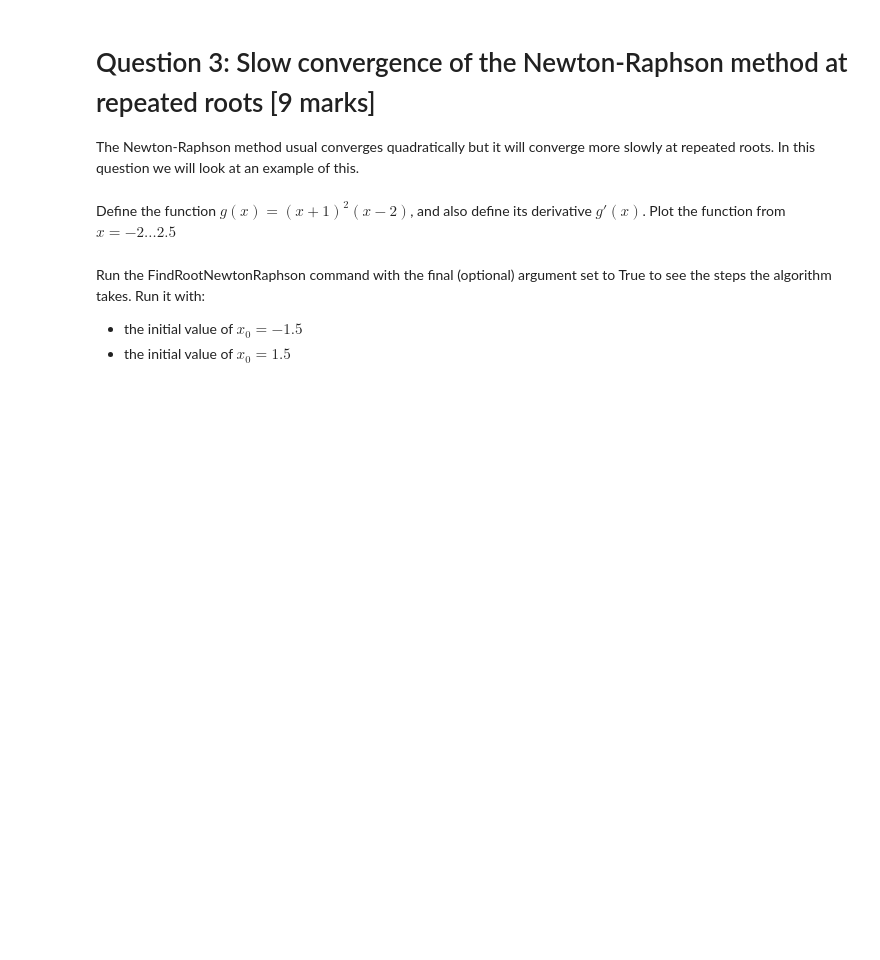
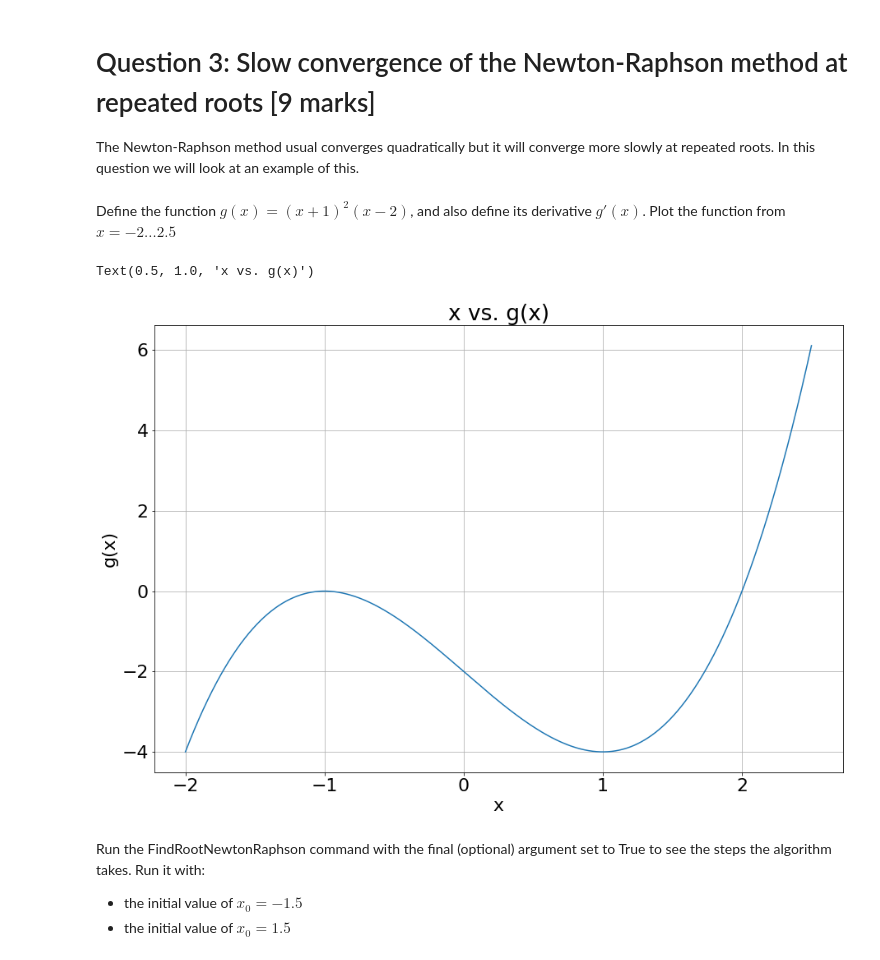
Before and after one commit to Conor-O-Mahony/ACM20030-Assignments, a Jupyter notebook: Assignment 2/Assignment-2.ipynb, the cells around one changed output. Saved outputs shown, nothing was run; the diff lists cells and outputs as text; code cells hidden in the pictures; blank space fills up the shorter version.

```diff
--- a/Assignment 2/Assignment-2.ipynb
+++ b/Assignment 2/Assignment-2.ipynb
@@ -166,6 +283,23 @@ In both cases set the final argument to 'True' to get the function to print the
 The Newton-Raphson method usual converges quadratically but it will converge more slowly at repeated roots. In this question we will look at an example of this.
 # %% [markdown]
 Define the function $g(x) = (x+1)^2(x-2)$, and also define its derivative $g'(x)$. Plot the function from $x=-2\dots2.5$
+# %%
+def g(x):
+    return ((x+1)**2)*(x-2)
+
+def dg(x):
+    return 3*(x**2-1)
+
+x=np.arange(-2,2.5,0.001)
+
+plt.plot(x, g(x))
+plt.xlabel('x')
+plt.ylabel('g(x)')
+plt.grid()
+plt.title('x vs. g(x)')
+# %% [output]
+Text(0.5, 1.0, 'x vs. g(x)')
+[figure, added]
 # %% [markdown]
 Run the FindRootNewtonRaphson command with the final (optional) argument set to True to see the steps the algorithm takes. Run it with:
  - the initial value of $x_0 = -1.5$
```
Also changed, not shown: parts of 16 cells of this notebook.
